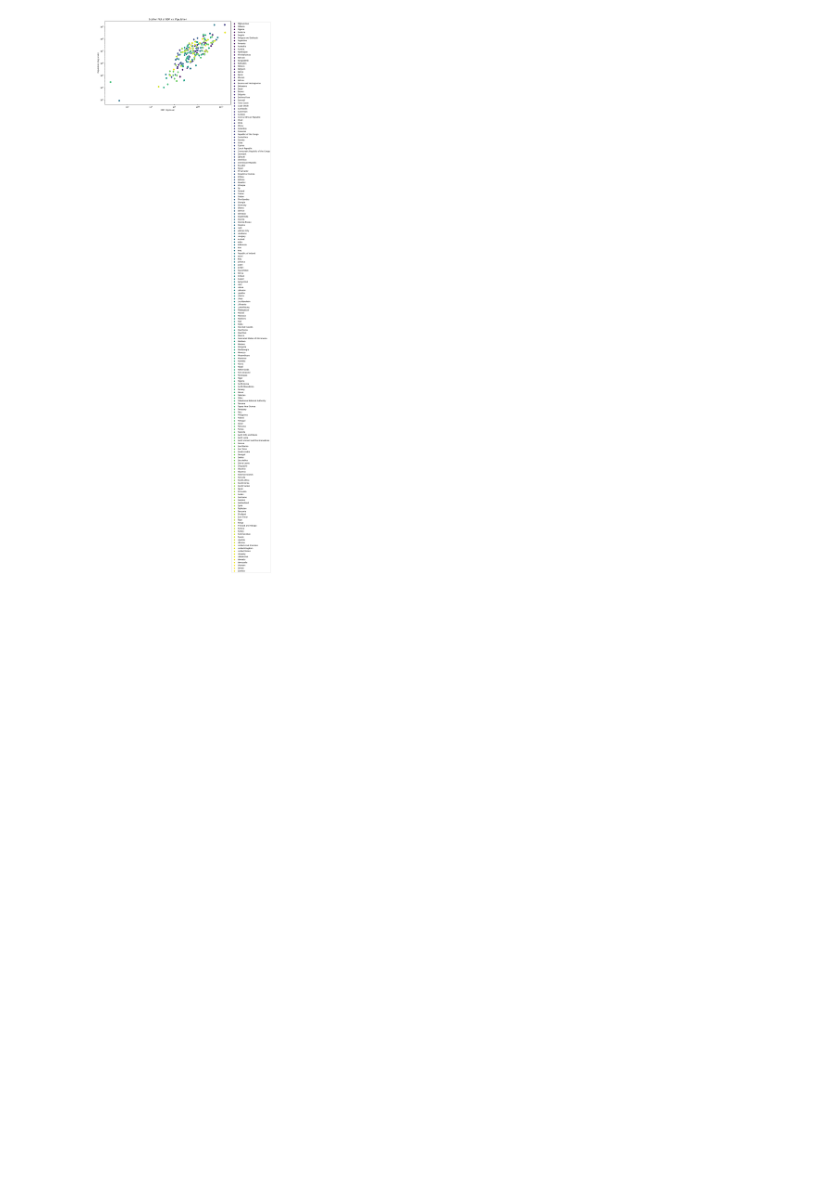
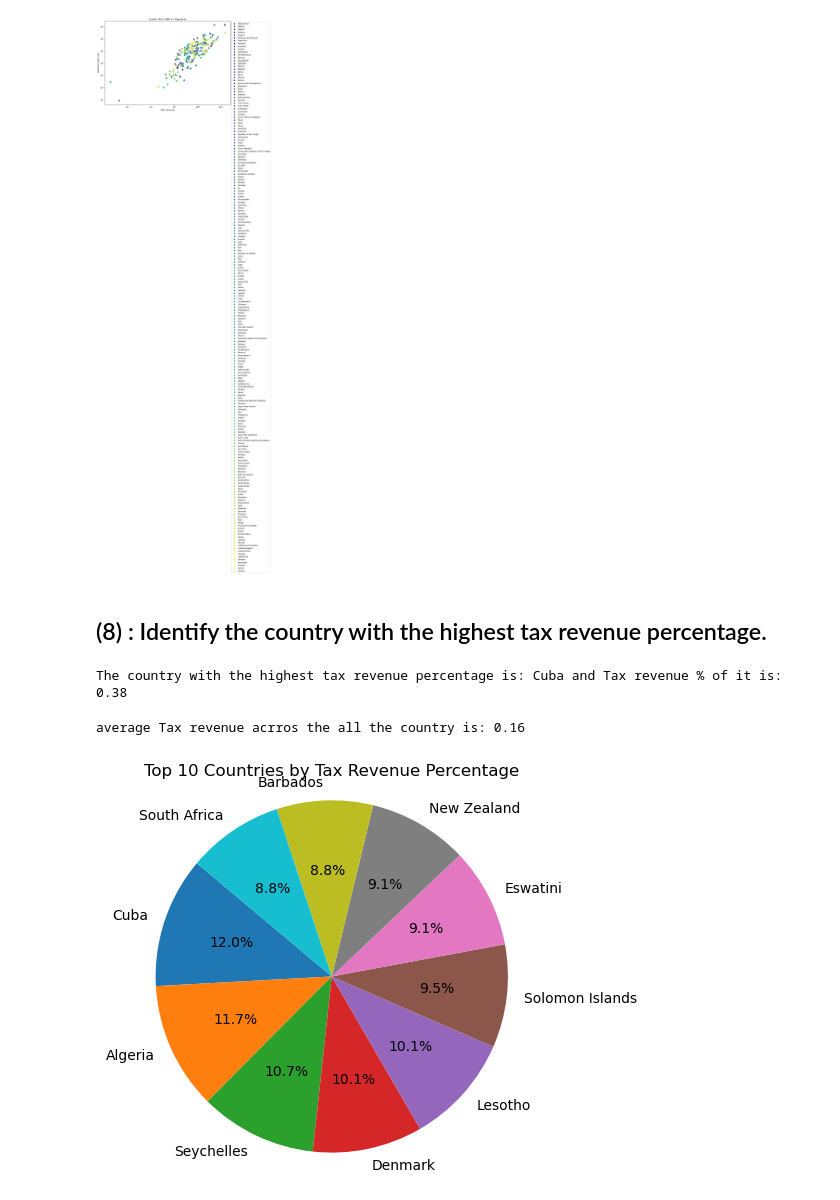
Before and after one commit to Shivam-5403/python_project_data-analytics, a Jupyter notebook: GlobalDataAnalysis.ipynb, the cells around one changed output. Cells and saved outputs as stored; diff of their text form; code cells hidden in the pictures; blank space fills up the shorter version.

```diff
--- a/GlobalDataAnalysis.ipynb
+++ b/GlobalDataAnalysis.ipynb
@@ -433,3 +436,29 @@ plt.legend(bbox_to_anchor=(1, 1), loc='upper left')  # Move legend to the side
 plt.show()
 # %% [output]
 [figure]
+# %% [markdown]
+## (8) : Identify the country with the highest tax revenue percentage.
+# %%
+highest_tax_revenue_country = data1.loc[data1['Tax revenue (%)'].idxmax()]['Country']
+highest_tax_revenue_pr = data1.loc[data1['Tax revenue (%)'].idxmax()]['Tax revenue (%)']
+print(f'The country with the highest tax revenue percentage is: {highest_tax_revenue_country} and Tax revenue % of it is: {highest_tax_revenue_pr}' )
+# %% [output]
+The country with the highest tax revenue percentage is: Cuba and Tax revenue % of it is: 0.38
+# %%
+avg_tax_revenue = data1['Tax revenue (%)'].mean()
+print(f'average Tax revenue acrros the all the country is: {avg_tax_revenue:.2f}')
+# %% [output]
+average Tax revenue acrros the all the country is: 0.16
+# %%
+top_10_countries_tax_revenue = data1.nlargest(10, 'Tax revenue (%)')
+countries = top_10_countries_tax_revenue['Country']
+tax_revenues = top_10_countries_tax_revenue['Tax revenue (%)']
+
+plt.figure(figsize=(5, 5))
+plt.pie(tax_revenues, labels=countries, autopct='%1.1f%%', startangle=140)
+plt.title('Top 10 Countries by Tax Revenue Percentage')
+plt.axis('equal')  # Equal aspect ratio ensures that pie is drawn as a circle.
+
+plt.show()
+# %% [output]
+[figure, added]
```
Also changed, not shown: parts of 19 cells of this notebook.
